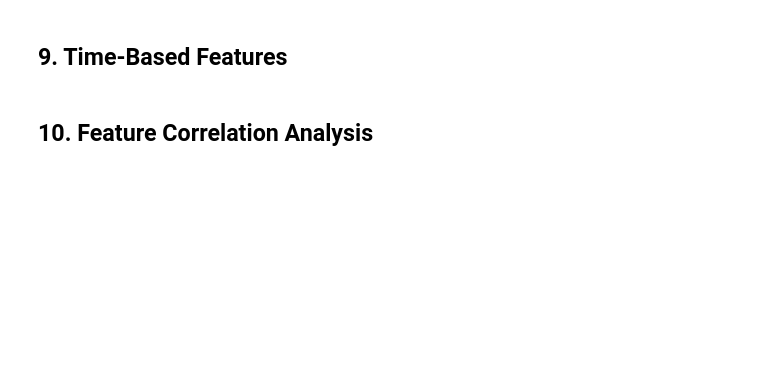
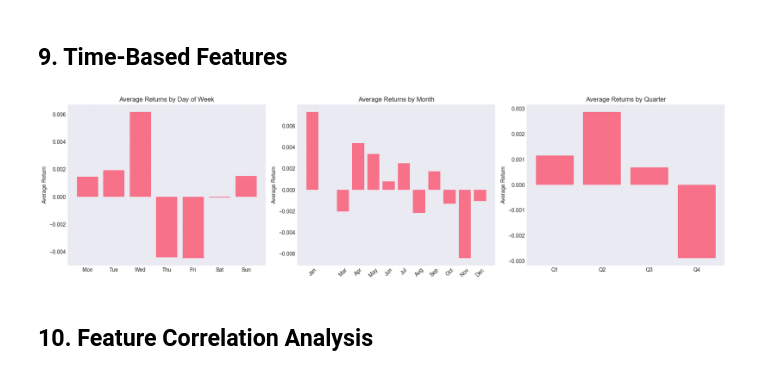
Before and after one commit to Tushar-Siddik/crypto_forecasting, a Jupyter notebook: notebooks/02_feature_engineering.ipynb, the cells around one changed output. Drawn from its saved outputs; the diff is of its cells as text; code cells hidden in the pictures; blank space fills up the shorter version.

```diff
--- a/notebooks/02_feature_engineering.ipynb
+++ b/notebooks/02_feature_engineering.ipynb
@@ -303,36 +401,46 @@ fig, axes = plt.subplots(1, 3, figsize=(18, 5))
 
 # Day of Week
 day_names = ['Mon', 'Tue', 'Wed', 'Thu', 'Fri', 'Sat', 'Sun']
 day_returns = df_with_indicators.groupby('Day_of_Week')['Log_Return'].mean()
 axes[0].bar(range(len(day_returns)), day_returns.values)
 axes[0].set_xticks(range(len(day_returns)))
 axes[0].set_xticklabels(day_names)
 axes[0].set_title('Average Returns by Day of Week')
 axes[0].set_ylabel('Average Return')
 axes[0].grid(True, alpha=0.3)
 
 # Month
 month_names = ['Jan', 'Feb', 'Mar', 'Apr', 'May', 'Jun',
                'Jul', 'Aug', 'Sep', 'Oct', 'Nov', 'Dec']
 month_returns = df_with_indicators.groupby('Month')['Log_Return'].mean()
-axes[1].bar(range(len(month_returns)), month_returns.values)
-axes[1].set_xticks(range(len(month_returns)))
-axes[1].set_xticklabels(month_names, rotation=45)
+# axes[1].bar(range(len(month_returns)), month_returns.values)
+# axes[1].set_xticks(range(len(month_returns)))
+axes[1].bar(month_returns.index, month_returns.values)
+axes[1].set_xticks(month_returns.index)
+
+# axes[1].set_xticklabels(month_names, rotation=45)
+axes[1].set_xticklabels(
+    [month_names[m - 1] for m in month_returns.index],
+    rotation=45
+)
+
 axes[1].set_title('Average Returns by Month')
 axes[1].set_ylabel('Average Return')
 axes[1].grid(True, alpha=0.3)
 
 # Quarter
 quarter_returns = df_with_indicators.groupby('Quarter')['Log_Return'].mean()
 axes[2].bar(range(len(quarter_returns)), quarter_returns.values)
 axes[2].set_xticks(range(len(quarter_returns)))
 axes[2].set_xticklabels(['Q1', 'Q2', 'Q3', 'Q4'])
 axes[2].set_title('Average Returns by Quarter')
 axes[2].set_ylabel('Average Return')
 axes[2].grid(True, alpha=0.3)
 
 plt.tight_layout()
 plt.show()
+# %% [output]
+[figure, added]
 # %% [markdown]
 ## 10. Feature Correlation Analysis
 # %%
```
Also changed, not shown: parts of 21 cells of this notebook.
